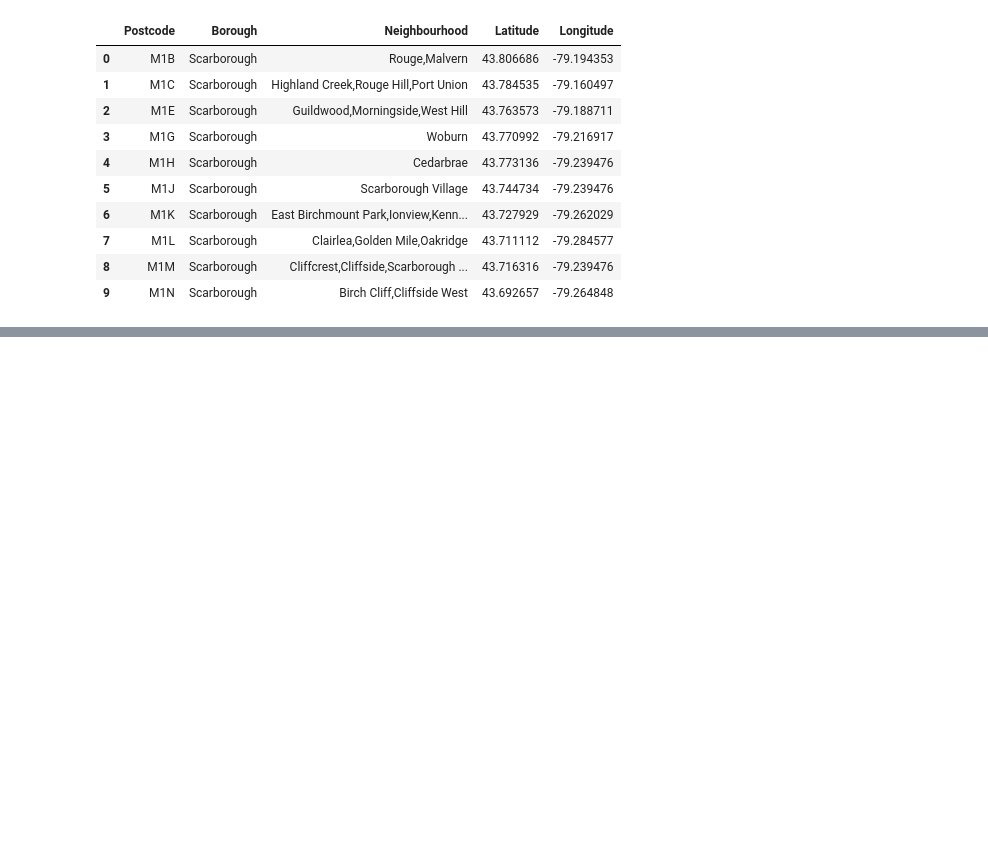
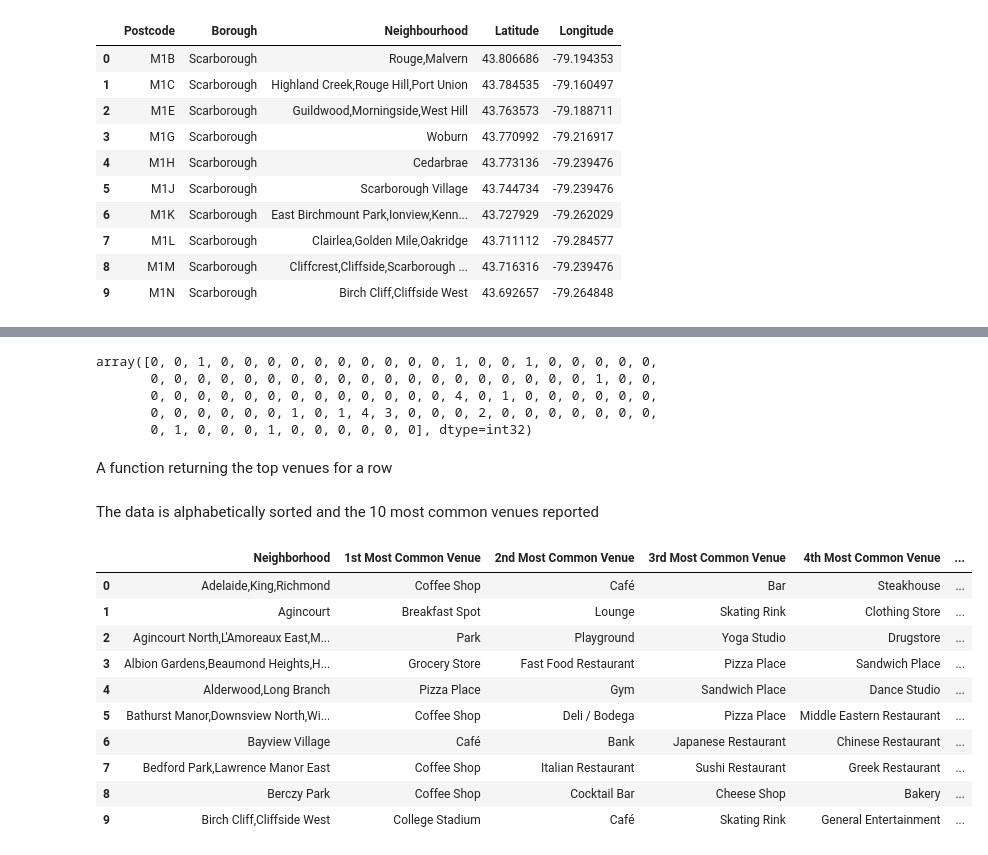
Before and after one commit to daydreamer76/Coursera_Capstone, a Jupyter notebook: Exploring_and_clustering_the_neighborhoods_in_Toronto.ipynb, the cells around one changed output, grey strips where cells are left out. Saved outputs shown, nothing was run; the diff lists cells and outputs as text; code cells hidden in the pictures; blank space fills up the shorter version.

```diff
--- a/Exploring_and_clustering_the_neighborhoods_in_Toronto.ipynb
+++ b/Exploring_and_clustering_the_neighborhoods_in_Toronto.ipynb
@@ -203,0 +418,62 @@ df_final.head(10)
+# %%
+# setting number of clusters
+kclusters = 5
+
+toronto_grouped_clustering = toronto_grouped.drop('Neighborhood', 1)
+
+# running k-means clustering
+kmeans = KMeans(n_clusters=kclusters, random_state=0).fit(toronto_grouped_clustering)
+
+# checking cluster labels generated for each row in the dataframe
+kmeans.labels_[0:100]
+# %% [output]
+array([0, 0, 1, 0, 0, 0, 0, 0, 0, 0, 0, 0, 0, 1, 0, 0, 1, 0, 0, 0, 0, 0,
+       0, 0, 0, 0, 0, 0, 0, 0, 0, 0, 0, 0, 0, 0, 0, 0, 0, 0, 0, 1, 0, 0,
+       0, 0, 0, 0, 0, 0, 0, 0, 0, 0, 0, 0, 0, 4, 0, 1, 0, 0, 0, 0, 0, 0,
+       0, 0, 0, 0, 0, 0, 1, 0, 1, 4, 3, 0, 0, 0, 2, 0, 0, 0, 0, 0, 0, 0,
+       0, 1, 0, 0, 0, 1, 0, 0, 0, 0, 0, 0], dtype=int32)
+# %% [markdown]
+A function returning the top venues for a row
+# %%
+# the function returning the num_top_venues for a row
+def return_most_common_venues(row, num_top_venues):
+    row_categories = row.iloc[1:]
+    row_categories_sorted = row_categories.sort_values(ascending=False)
+
+    return row_categories_sorted.index.values[0:num_top_venues]
+# %% [markdown]
+The data is alphabetically sorted and the 10 most common venues reported
+# %%
+# number of top venues to be reported
+num_top_venues = 10
+
+indicators = ['st', 'nd', 'rd']
+
+# creating columns according to number of top venues
+columns = ['Neighborhood']
+for ind in np.arange(num_top_venues):
+    try:
+        columns.append('{}{} Most Common Venue'.format(ind+1 , indicators[ind]))
+    except:
+        columns.append('{}th Most Common Venue'.format(ind+1))
+
+# creating a new dataframe
+Neighborhoods_venues_sorted = pd.DataFrame(columns=columns)
+Neighborhoods_venues_sorted['Neighborhood'] = toronto_grouped['Neighborhood']
+
+for ind in np.arange(toronto_grouped.shape[0]):
+    Neighborhoods_venues_sorted.iloc[ind, 1:] = return_most_common_venues(toronto_grouped.iloc[ind, :], num_top_venues)
+
+Neighborhoods_venues_sorted.head(10)
+# %% [output]
+|  | Neighborhood | 1st Most Common Venue | 2nd Most Common Venue | 3rd Most Common Venue | 4th Most Common Venue | ... |
+| 0 | Adelaide,King,Richmond | Coffee Shop | Café | Bar | Steakhouse | ... |
+| 1 | Agincourt | Breakfast Spot | Lounge | Skating Rink | Clothing Store | ... |
+| 2 | Agincourt North,L'Amoreaux East,M... | Park | Playground | Yoga Studio | Drugstore | ... |
+| 3 | Albion Gardens,Beaumond Heights,H... | Grocery Store | Fast Food Restaurant | Pizza Place | Sandwich Place | ... |
+| 4 | Alderwood,Long Branch | Pizza Place | Gym | Sandwich Place | Dance Studio | ... |
+| 5 | Bathurst Manor,Downsview North,Wi... | Coffee Shop | Deli / Bodega | Pizza Place | Middle Eastern Restaurant | ... |
+| 6 | Bayview Village | Café | Bank | Japanese Restaurant | Chinese Restaurant | ... |
+| 7 | Bedford Park,Lawrence Manor East | Coffee Shop | Italian Restaurant | Sushi Restaurant | Greek Restaurant | ... |
+| 8 | Berczy Park | Coffee Shop | Cocktail Bar | Cheese Shop | Bakery | ... |
+| 9 | Birch Cliff,Cliffside West | College Stadium | Café | Skating Rink | General Entertainment | ... |
```
Also changed, not shown: parts of 25 cells of this notebook.
